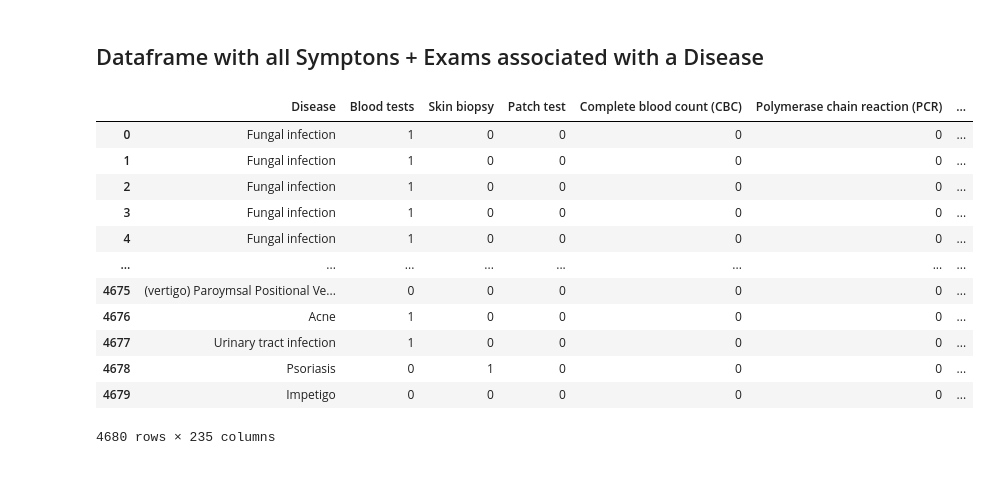
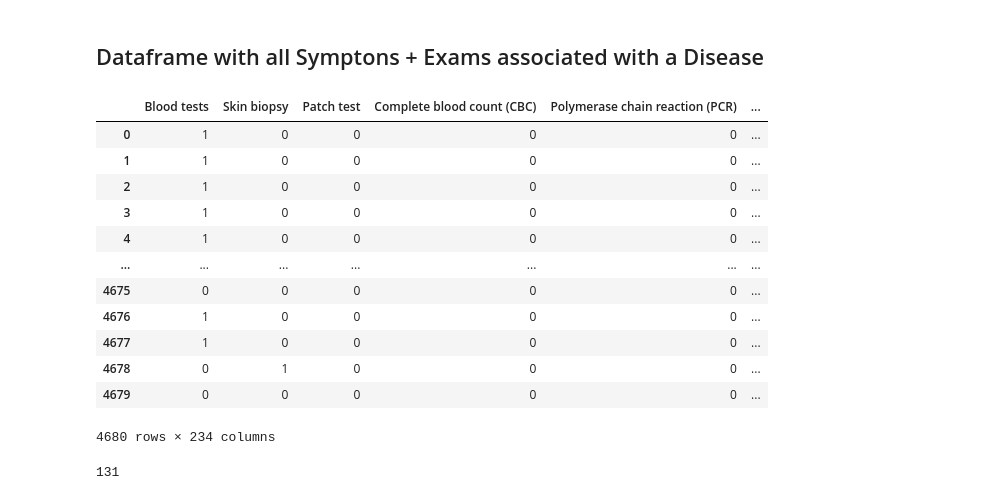
Before and after one commit to SusanaMarques/QuickCheck-RecommendationSystem, a Jupyter notebook: dataTest1.ipynb, the cells around one changed output. Cells and saved outputs as stored; diff of their text form; code cells hidden in the pictures.

```diff
--- a/dataTest1.ipynb
+++ b/dataTest1.ipynb
@@ -201,30 +203,40 @@ testsDf
 ## Dataframe with all Symptons + Exams associated with a Disease
 # %%
 finalDfCols= np.concatenate([onlyTestCols,onlySymptomsCols])
-finalDfCols = np.insert(finalDfCols, 0, 'Disease')
 
 
 dfValues = []
 for elem in processedDataf.values:
     for testLine in testsDf.values:
         if(testLine[0]==elem[0]):
-            line= np.concatenate([testLine, elem[1:]])
+            line= np.concatenate([testLine[1:], elem[1:]])
             dfValues.append(line)
 
 finalDf = pd.DataFrame(data=dfValues, columns=finalDfCols)
 finalDf.to_csv("./Data/final.csv", index=False)
 finalDf
 # %% [output]
-|  | Disease | Blood tests | Skin biopsy | Patch test | Complete blood count (CBC) | Polymerase chain reaction (PCR) | ... |
-| 0 | Fungal infection | 1 | 0 | 0 | 0 | 0 | ... |
-| 1 | Fungal infection | 1 | 0 | 0 | 0 | 0 | ... |
-| 2 | Fungal infection | 1 | 0 | 0 | 0 | 0 | ... |
-| 3 | Fungal infection | 1 | 0 | 0 | 0 | 0 | ... |
-| 4 | Fungal infection | 1 | 0 | 0 | 0 | 0 | ... |
-| ... | ... | ... | ... | ... | ... | ... | ... |
-| 4675 | (vertigo) Paroymsal Positional Ve... | 0 | 0 | 0 | 0 | 0 | ... |
-| 4676 | Acne | 1 | 0 | 0 | 0 | 0 | ... |
-| 4677 | Urinary tract infection | 1 | 0 | 0 | 0 | 0 | ... |
-| 4678 | Psoriasis | 0 | 1 | 0 | 0 | 0 | ... |
-| 4679 | Impetigo | 0 | 0 | 0 | 0 | 0 | ... |
+|  | Blood tests | Skin biopsy | Patch test | Complete blood count (CBC) | Polymerase chain reaction (PCR) | ... |
+| 0 | 1 | 0 | 0 | 0 | 0 | ... |
+| 1 | 1 | 0 | 0 | 0 | 0 | ... |
+| 2 | 1 | 0 | 0 | 0 | 0 | ... |
+| 3 | 1 | 0 | 0 | 0 | 0 | ... |
+| 4 | 1 | 0 | 0 | 0 | 0 | ... |
+| ... | ... | ... | ... | ... | ... | ... |
+| 4675 | 0 | 0 | 0 | 0 | 0 | ... |
+| 4676 | 1 | 0 | 0 | 0 | 0 | ... |
+| 4677 | 1 | 0 | 0 | 0 | 0 | ... |
+| 4678 | 0 | 1 | 0 | 0 | 0 | ... |
+| 4679 | 0 | 0 | 0 | 0 | 0 | ... |
-4680 rows × 235 columns
+4680 rows × 234 columns
+# %%
+print(len(severity['Symptom']))
+#print(severity['Symptom'].duplicated(keep=False))
+
+#print(severity['Symptom'].tolist())
+
+for elem in (severity['Symptom'].tolist()) :
+        if(elem  not in onlySymptomsCols  ):
+            print(elem)
+# %% [output]
+131
```
Also changed, not shown: parts of 7 cells of this notebook, 3 other files.
